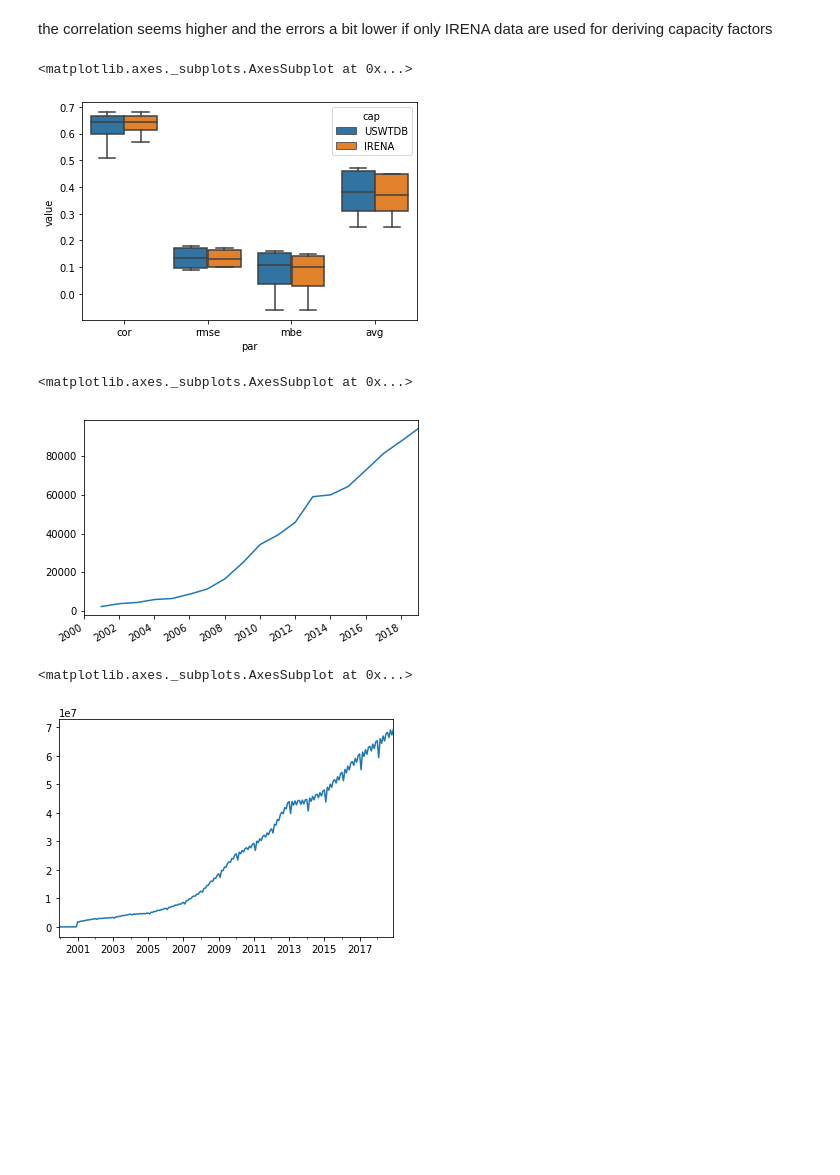
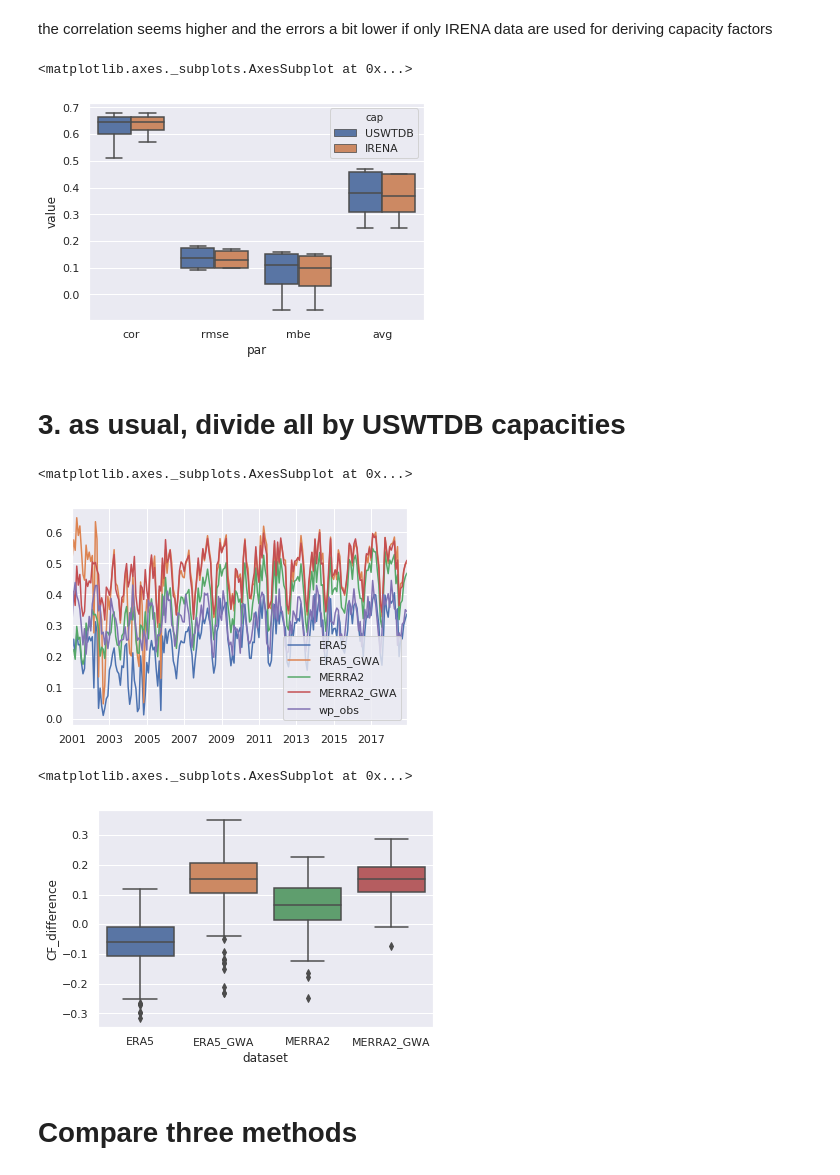
Before and after one commit to KatharinaGruber/windpower_GWA, a Jupyter notebook: USA/Analysis_IRENA.ipynb, the cells around one changed output. Saved outputs shown, nothing was run; the diff lists cells and outputs as text; code cells hidden in the pictures; blank space fills up the shorter version.

Commit message:
compare CFs derived from USWTDB and IRENA

```diff
--- a/USA/Analysis_IRENA.ipynb
+++ b/USA/Analysis_IRENA.ipynb
@@ -1,5 +1,7 @@
 # %%
 import seaborn as sns
+sns.set()
+import matplotlib.pyplot as plt
 
 import os
 import pandas as pd
@@ -153,14 +181,25 @@ the correlation seems higher and the errors a bit lower if only IRENA data are u
 sns.boxplot(x='par',y = 'value',hue='cap',data=dat)
 # %% [output]
 <matplotlib.axes._subplots.AxesSubplot at 0x...>
-[figure, old version]
+[figure, new version]
+# %% [markdown]
+# 3. as usual, divide all by USWTDB capacities
+# %%
+# calculate capacity factors
+cf_USAUUm = comp_USAm.div(cap_usaUm,axis=0).dropna()[1:] # first line has non useful value
 # %%
-cap_usa.plot()
+cf_USAUUm.plot()
 # %% [output]
 <matplotlib.axes._subplots.AxesSubplot at 0x...>
-[figure, old version]
+[figure, new version]
-# %%
-cap_usam.plot()
-# %% [output]
-<matplotlib.axes._subplots.AxesSubplot at 0x...>
-[figure, removed]
+# %%
+df_difUU = cf_USAUUm.subtract(cf_USAUUm.wp_obs,axis=0).drop('wp_obs',axis=1)
+sns.boxplot(x = 'dataset',
+            y = 'CF_difference',
+            data = df_difUU.melt(var_name='dataset',
+                                 value_name='CF_difference'))
+# %% [output]
+<matplotlib.axes._subplots.AxesSubplot at 0x...>
+[figure, added]
+# %% [markdown]
+# Compare three methods
```
Also changed, not shown: parts of 10 cells of this notebook.
